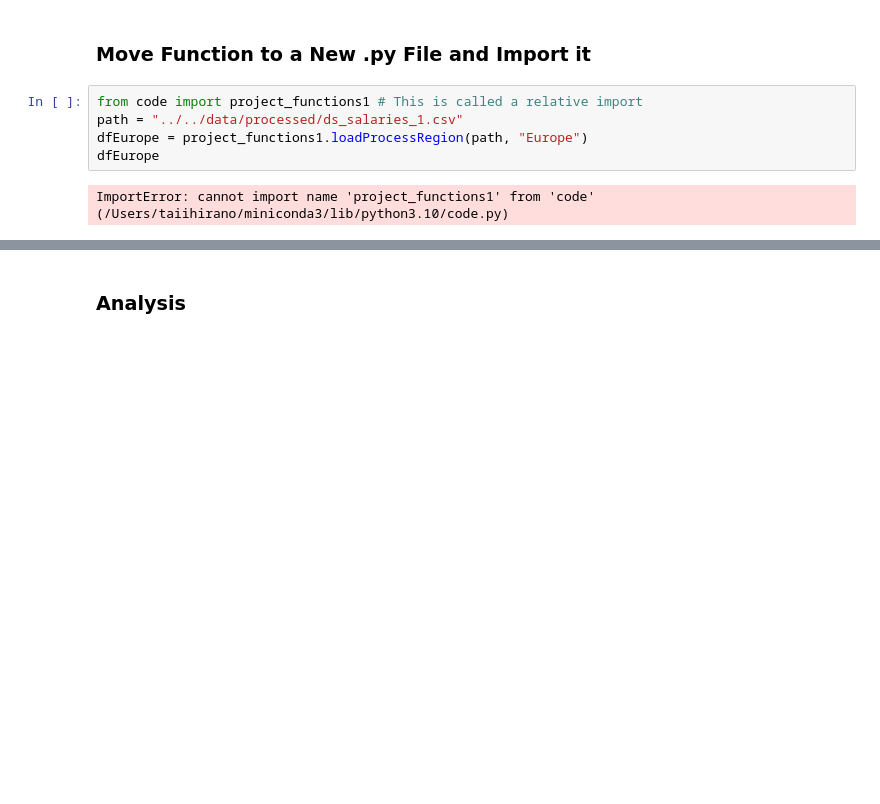
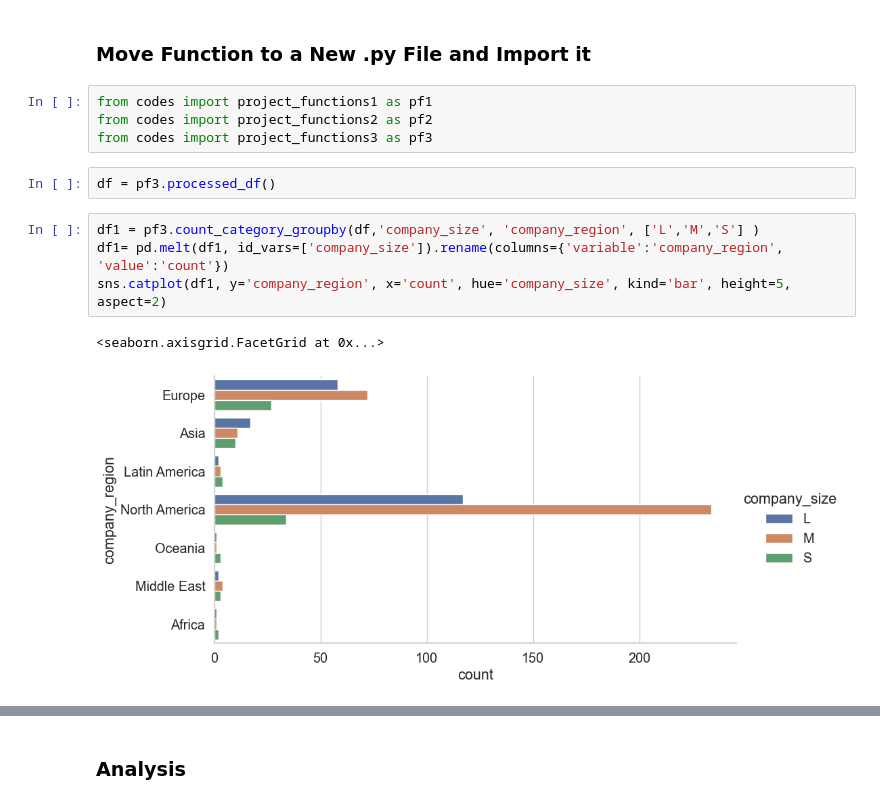
Before and after one commit to ubco-W2022T2-data301/project-group-group07, a Jupyter notebook: analysis/analysis1.ipynb, the cells around one changed output, grey strips where cells are left out. Saved outputs shown, nothing was run; the diff lists cells and outputs as text; blank space fills up the shorter version.

Commit message:
added the plot

```diff
--- a/analysis/analysis1.ipynb
+++ b/analysis/analysis1.ipynb
@@ -637,10 +637,16 @@ loadProcessRegion("../data/processed/ds_salaries_1.csv", "Africa")
 | 2 | S | 2 |
 # %% [markdown]
 ### Move Function to a New .py File and Import it
-# %%
-from code import project_functions1 # This is called a relative import
-path = "../../data/processed/ds_salaries_1.csv"
-dfEurope = project_functions1.loadProcessRegion(path, "Europe")
-dfEurope
-# %% [output]
-ImportError: cannot import name 'project_functions1' from 'code' (/Users/taiihirano/miniconda3/lib/python3.10/code.py)
+# %%
+from codes import project_functions1 as pf1
+from codes import project_functions2 as pf2
+from codes import project_functions3 as pf3
+# %%
+df = pf3.processed_df()
+# %%
+df1 = pf3.count_category_groupby(df,'company_size', 'company_region', ['L','M','S'] )
+df1= pd.melt(df1, id_vars=['company_size']).rename(columns={'variable':'company_region', 'value':'count'})
+sns.catplot(df1, y='company_region', x='count', hue='company_size', kind='bar', height=5, aspect=2)
+# %% [output]
+<seaborn.axisgrid.FacetGrid at 0x...>
+[figure, added]
```
Also changed, not shown: parts of 18 cells of this notebook, 1 other file.
